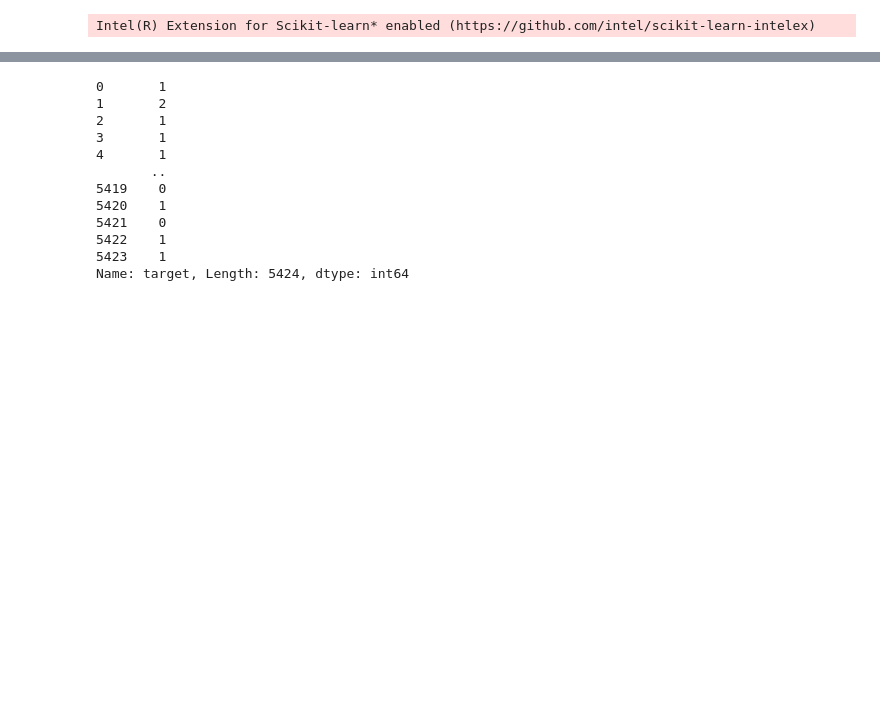
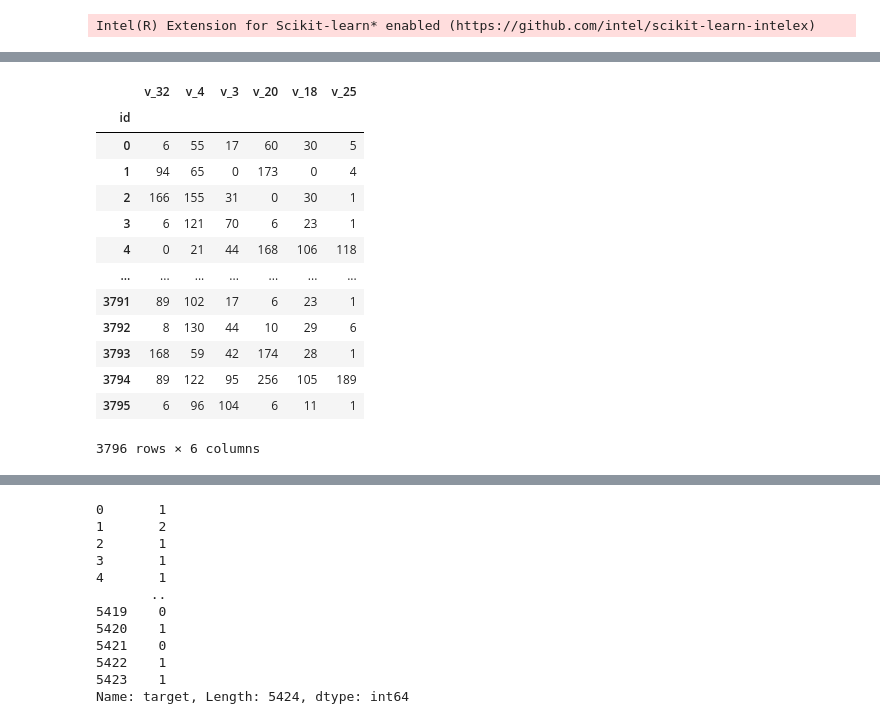
Before and after one commit to risan-raja/sdpiit, a Jupyter notebook: notebooks/ML_build.ipynb, the cells around one changed output, grey strips where cells are left out. Cells and saved outputs as stored; diff of their text form; code cells hidden in the pictures; blank space fills up the shorter version.

```diff
--- a/notebooks/ML_build.ipynb
+++ b/notebooks/ML_build.ipynb
@@ -519,0 +521,16 @@ for t_c in target_classes:
+# %%
+features_selected= {0:[],
+                   1:[],
+                   2:[]}
+selectors = {0:[],
+            1:[],
+            2:[]}
+feature_selection_df = {0:None,
+                       1:None,
+                       2:None}
+feature_performance = {0:None,
+                       1:None,
+                       2:None}
+improvements = {0:[],
+                   1:[],
+                   2:[]}
@@ -522,0 +603,17 @@ from sklearn.feature_selection import RFECV
+# %%
+nominal_data.loc[:,features_selected[0][0]]
+# %% [output]
+|  | v_32 | v_4 | v_3 | v_20 | v_18 | v_25 |
+| id |  |  |  |  |  |  |
+| 0 | 6 | 55 | 17 | 60 | 30 | 5 |
+| 1 | 94 | 65 | 0 | 173 | 0 | 4 |
+| 2 | 166 | 155 | 31 | 0 | 30 | 1 |
+| 3 | 6 | 121 | 70 | 6 | 23 | 1 |
+| 4 | 0 | 21 | 44 | 168 | 106 | 118 |
+| ... | ... | ... | ... | ... | ... | ... |
+| 3791 | 89 | 102 | 17 | 6 | 23 | 1 |
+| 3792 | 8 | 130 | 44 | 10 | 29 | 6 |
+| 3793 | 168 | 59 | 42 | 174 | 28 | 1 |
+| 3794 | 89 | 122 | 95 | 256 | 105 | 189 |
+| 3795 | 6 | 96 | 104 | 6 | 11 | 1 |
+3796 rows × 6 columns
```
Also changed, not shown: parts of 7 cells of this notebook.
